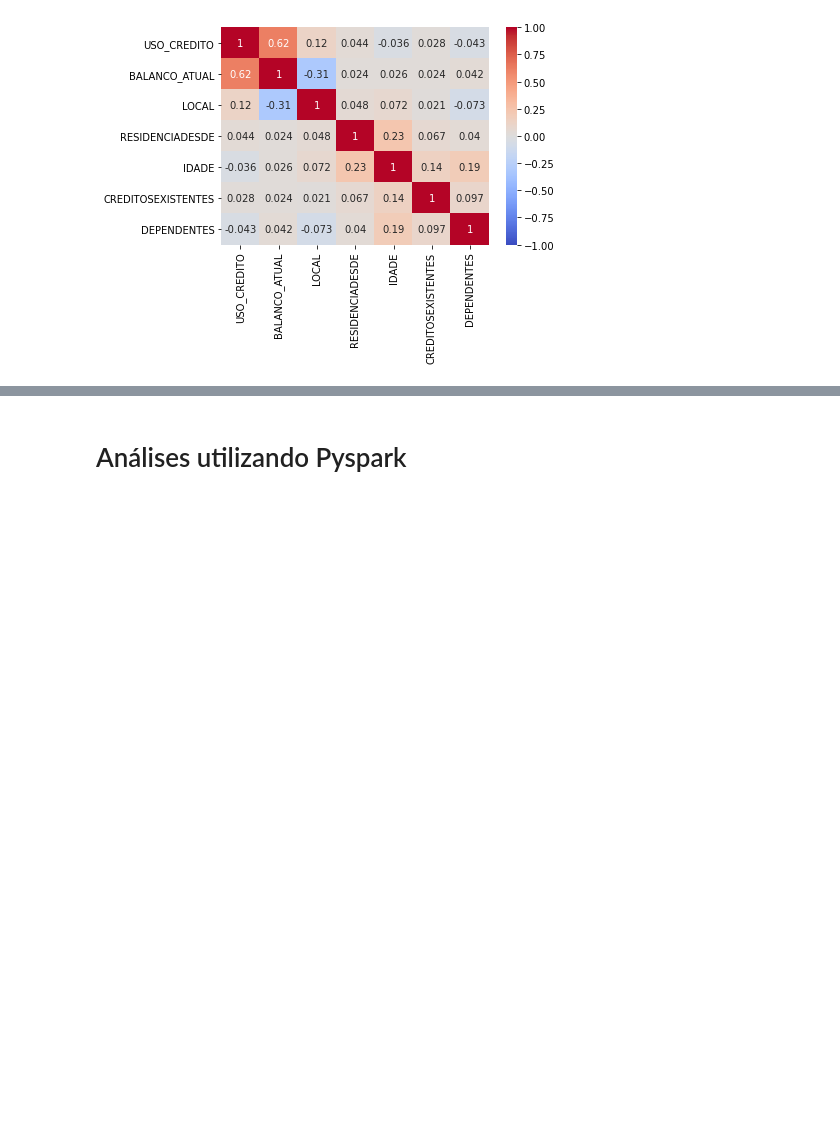
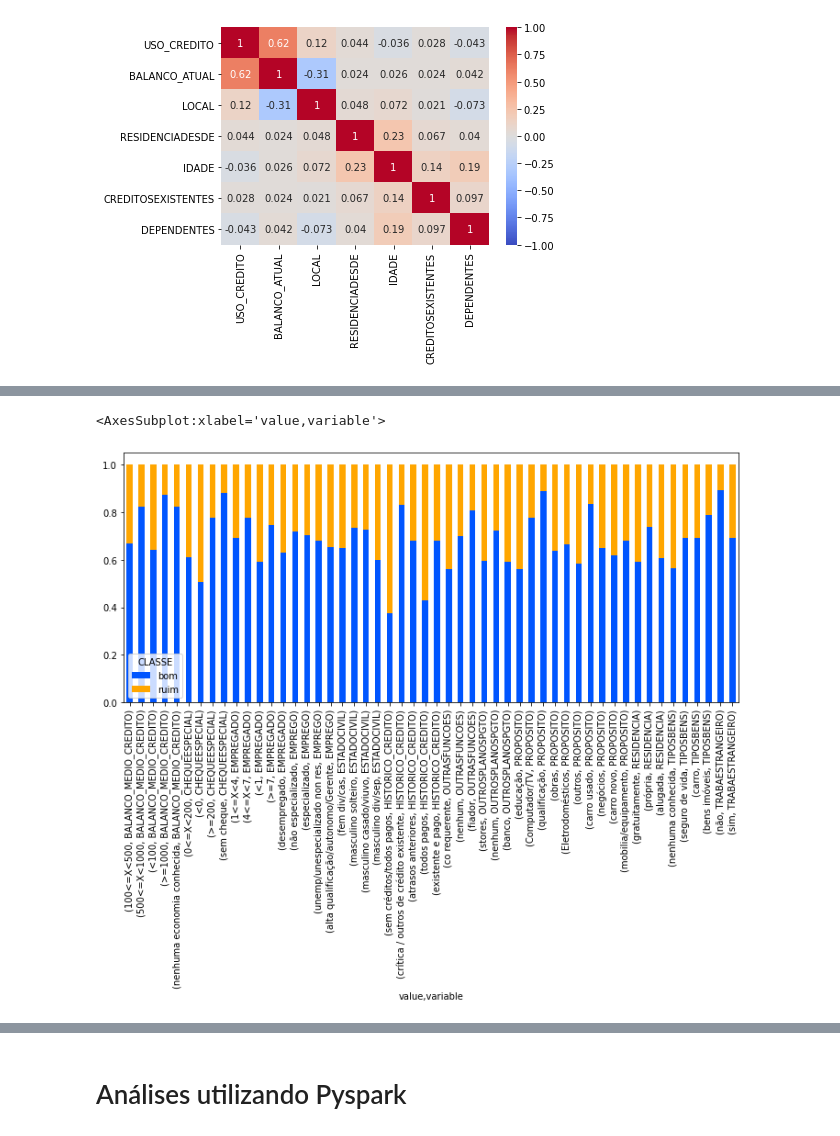
Before and after one commit to lauraalexandria/cursos-python, a Jupyter notebook: analises_iniciais.ipynb, the cells around one changed output, grey strips where cells are left out. Saved outputs shown, nothing was run; the diff lists cells and outputs as text; code cells hidden in the pictures; blank space fills up the shorter version.

```diff
--- a/analises_iniciais.ipynb
+++ b/analises_iniciais.ipynb
@@ -258,5 +282,16 @@ sns.heatmap(df.select_dtypes(["float64", "int64"]).corr(method="spearman"),
 # %%
 # Gráfico de Barras Empilhadas para Target Categórico e Variáveis Categóricas
+# Ai, nessa versão eu teria que levar um tempo até analisar certinho separando pelas variáveis...
+
+df_melt_cat = df.melt(id_vars=[chave_id, target_cat], value_vars=df.drop(target_cat, axis=1).select_dtypes("object"))
+#df_melt_cat = df_melt_cat.set_index("variable")
+cross_tab_prop = pd.crosstab(columns=df_melt_cat[target_cat],
+                             index=[df_melt_cat["value"], df_melt_cat["variable"]],
+                             normalize="index").sort_values("variable")
+cross_tab_prop.plot(kind="bar", stacked=True, figsize=(12, 5), color=["#0055FF", "#FFA600"])
+# %% [output]
+<AxesSubplot:xlabel='value,variable'>
+[figure, added]
 # %%
 # Boxplots para Comparar Target Categórico e Variáveis Numéricas
 # %%
```
Also changed, not shown: parts of 6 cells of this notebook.
